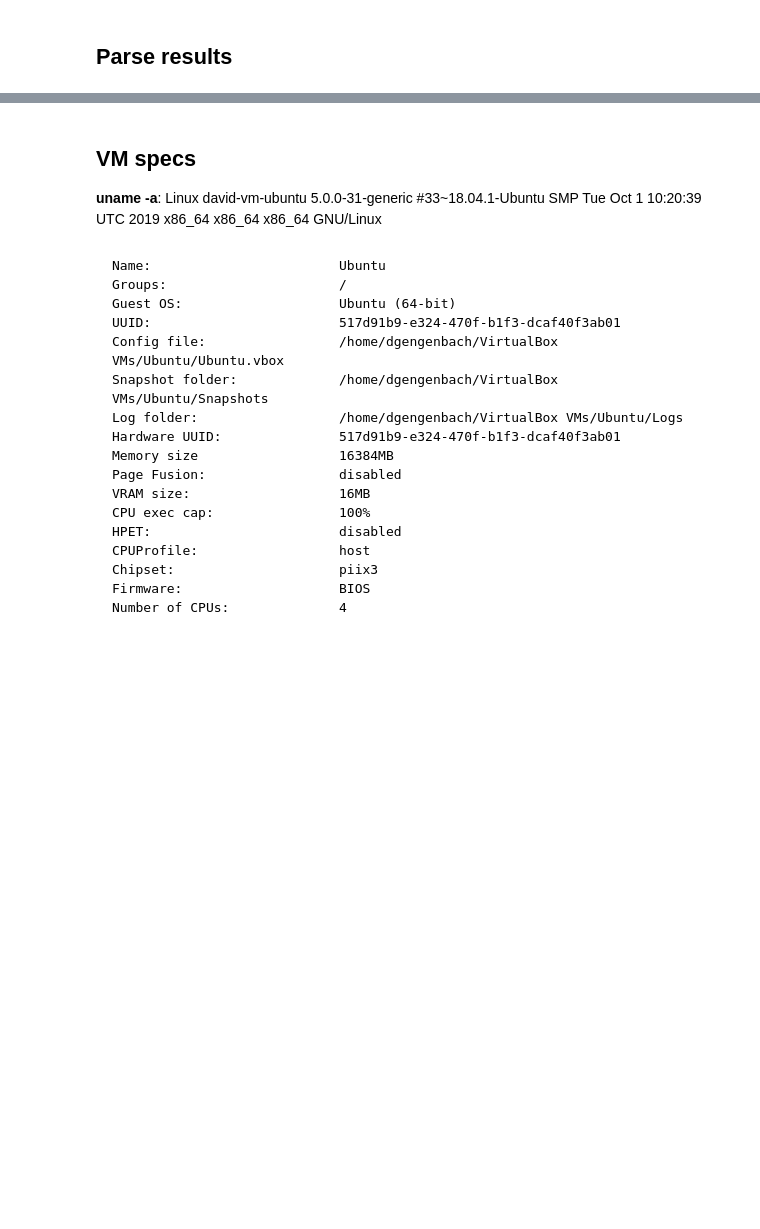
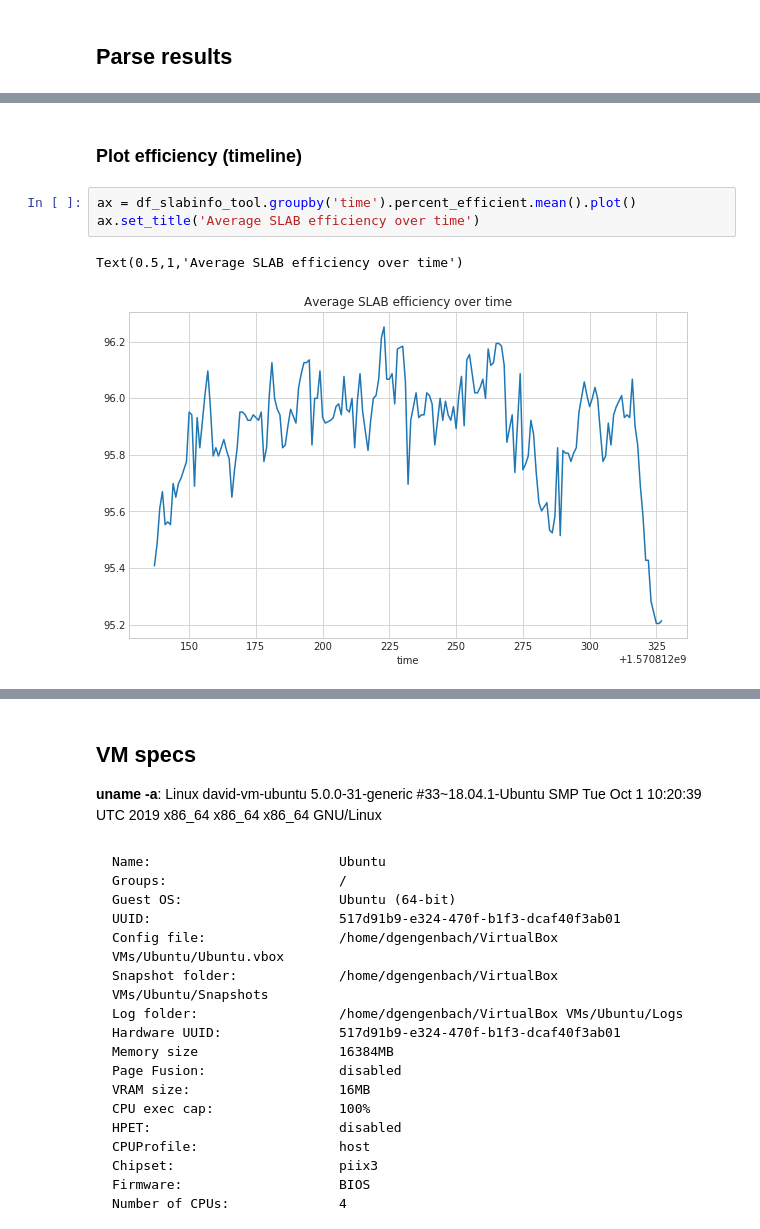
Before and after one commit to davidgengenbach/linux-slab-efficiency-analysis, a Jupyter notebook: process.ipynb, the cells around one changed output, grey strips where cells are left out. Saved outputs shown, nothing was run; the diff lists cells and outputs as text; blank space fills up the shorter version.

```diff
--- a/process.ipynb
+++ b/process.ipynb
@@ -132,0 +178,8 @@ data = parse_slabinfo_log(slab_info)
+# %% [markdown]
+### Plot efficiency (timeline)
+# %%
+ax = df_slabinfo_tool.groupby('time').percent_efficient.mean().plot()
+ax.set_title('Average SLAB efficiency over time')
+# %% [output]
+Text(0.5,1,'Average SLAB efficiency over time')
+[figure, added]
```
Also changed, not shown: parts of 21 cells of this notebook, 13 other files.
